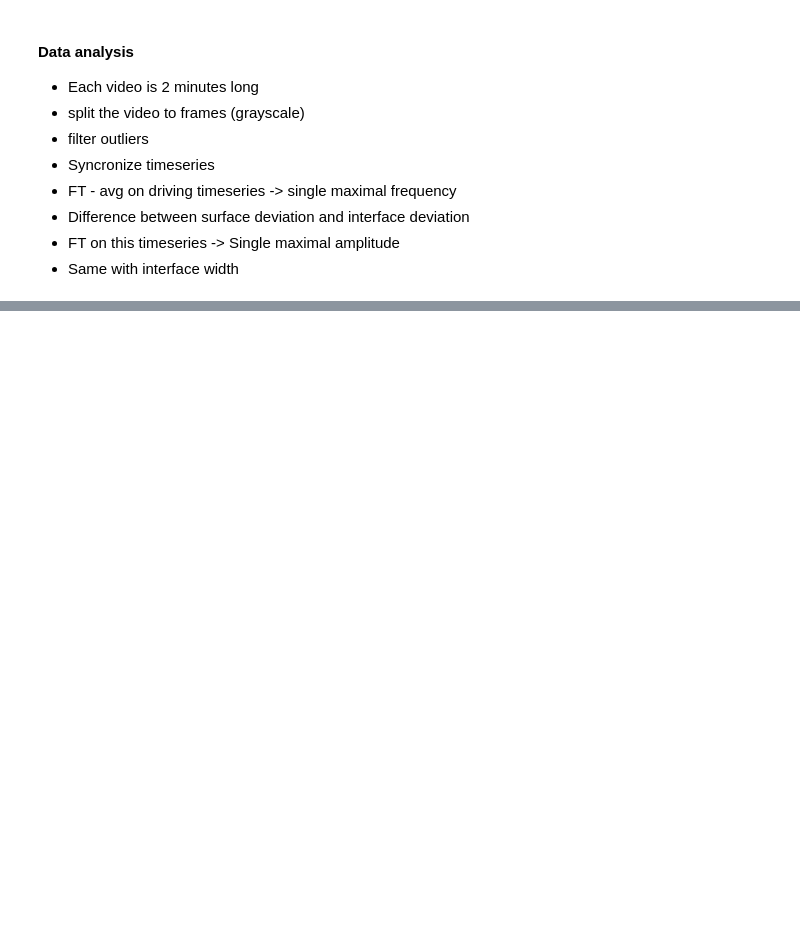
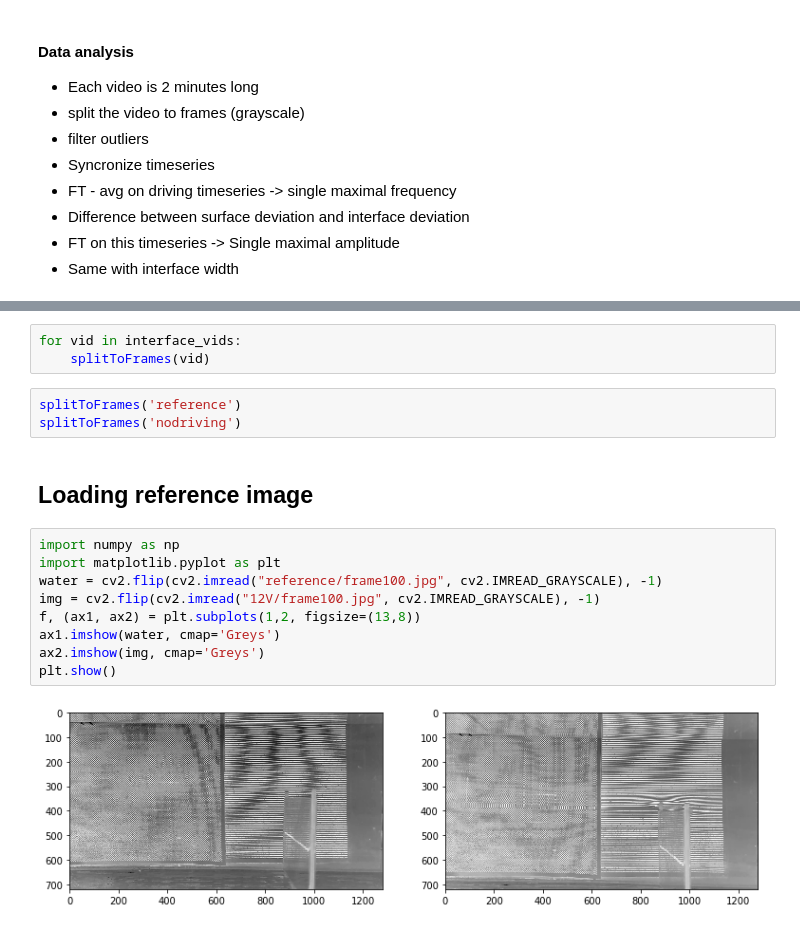
Before and after one commit to balintkaszas/boSchlieren, a Jupyter notebook: 0419.ipynb, the cells around one changed output, grey strips where cells are left out. Saved outputs shown, nothing was run; the diff lists cells and outputs as text; blank space fills up the shorter version.

```diff
--- a/0419.ipynb
+++ b/0419.ipynb
@@ -100,0 +111,19 @@ while success:
+# %%
+for vid in interface_vids:
+    splitToFrames(vid)
+# %%
+splitToFrames('reference')
+splitToFrames('nodriving')
+# %% [markdown]
+## Loading reference image
+# %%
+import numpy as np
+import matplotlib.pyplot as plt
+water = cv2.flip(cv2.imread("reference/frame100.jpg", cv2.IMREAD_GRAYSCALE), -1)
+img = cv2.flip(cv2.imread("12V/frame100.jpg", cv2.IMREAD_GRAYSCALE), -1)
+f, (ax1, ax2) = plt.subplots(1,2, figsize=(13,8))
+ax1.imshow(water, cmap='Greys')
+ax2.imshow(img, cmap='Greys')
+plt.show()
+# %% [output]
+[figure, added]
```
Also changed, not shown: parts of 17 cells of this notebook.
